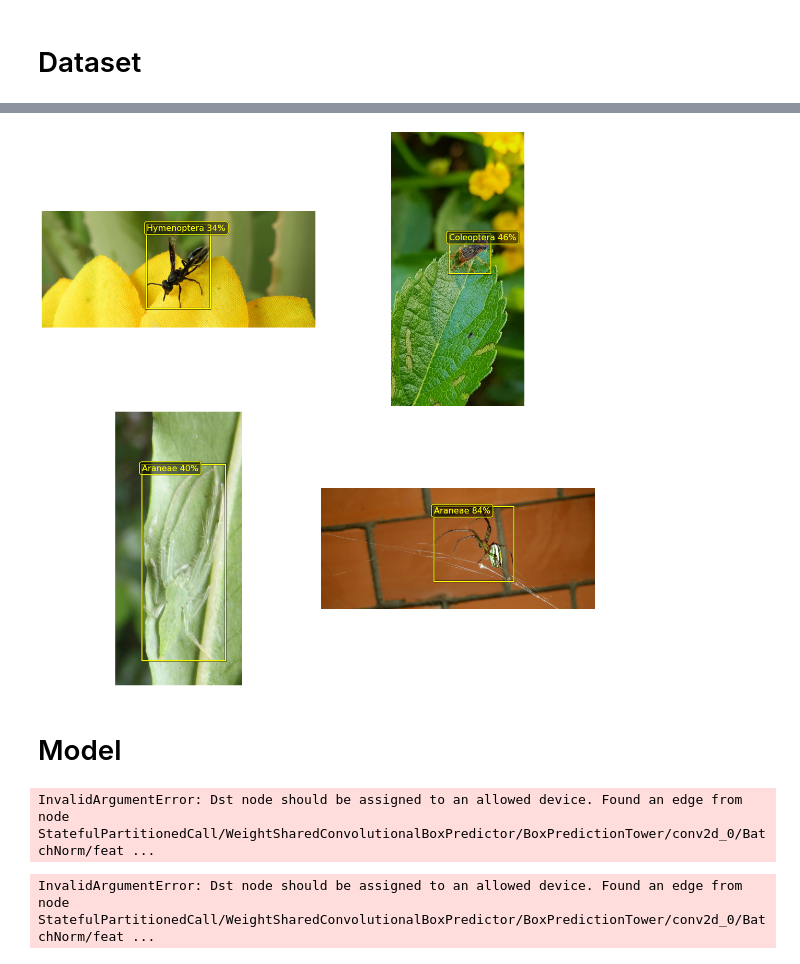
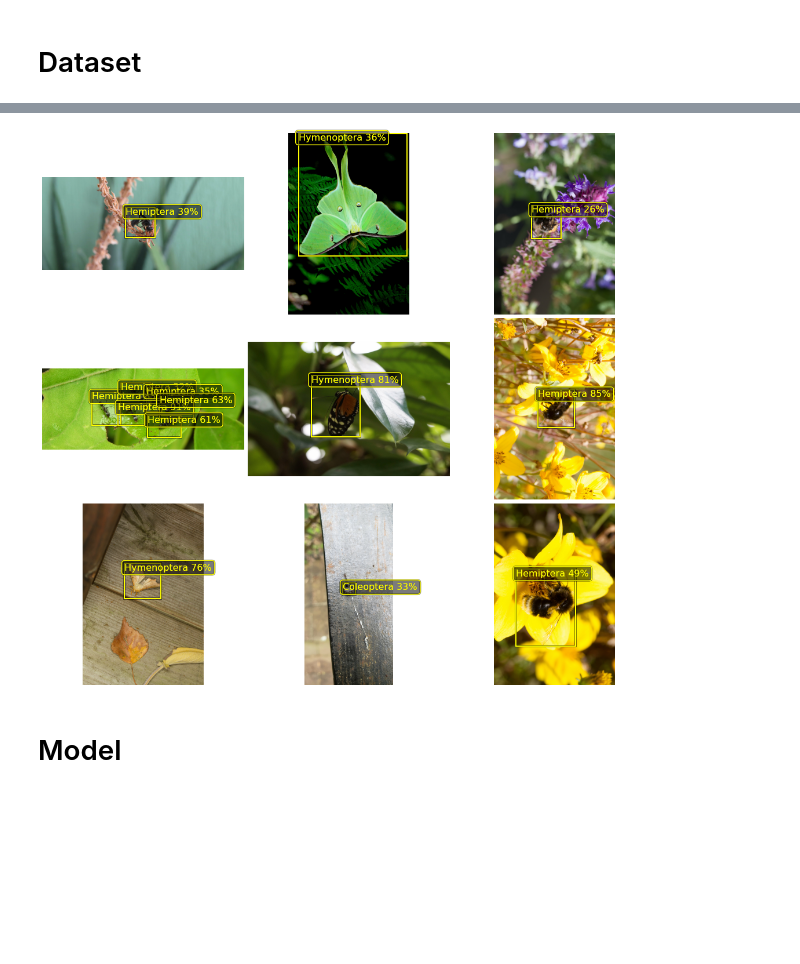
Before and after one commit to GoogleCloudPlatform/practical-ml-vision-book, a Jupyter notebook: xx_tmp/arthropod_data_to_tfrec.ipynb, the cells around one changed output, grey strips where cells are left out. Saved outputs shown, nothing was run; the diff lists cells and outputs as text; code cells hidden in the pictures; blank space fills up the shorter version.

```diff
--- a/xx_tmp/arthropod_data_to_tfrec.ipynb
+++ b/xx_tmp/arthropod_data_to_tfrec.ipynb
@@ -122,7 +107,8 @@ def display_detections(images, offsets, resizes, detections, classnames, ground_
 def display_with_boxes(images, boxes, classes, scores, classnames, ground_truth_boxes=[]):
     N = len(images)
     sqrtN = int(math.ceil(math.sqrt(N)))
-    fig = plt.figure(figsize=(15,15), frameon=False)
+    aspect = sum([im.shape[1]/im.shape[0] for im in images])/len(images) # mean aspect ratio of images
+    fig = plt.figure(figsize=(15,15/aspect), frameon=False)
 
     for k in range(N):
         ax = plt.subplot(sqrtN, sqrtN, k+1)
@@ -139,7 +125,8 @@ def display_with_boxes(images, boxes, classes, scores, classnames, ground_truth_
         for i, (box, klass) in enumerate(zip(boxes[k], classes[k])):
             x, y, w, h = (box[0], box[1], box[2]-box[0], box[3]-box[1]) # convert x1 y1 x2 y2 into xywh
             #x, y, w, h = (box[0], box[1], box[2], box[3])
-            label = classnames[klass-1] # predicted classes are 1-based
+            #label = classnames[klass-1] # predicted classes are 1-based
+            label = classnames[klass]
             if scores:
                 label += ' ' + str(int(scores[k][i]*100)) + '%'
             rect = mpl.patches.Rectangle((x, y),w,h,linewidth=4,edgecolor='#00000080',facecolor='none')
@@ -411,37 +414,37 @@ nice_pics = ['../input/arthropod-taxonomy-orders-object-detection-dataset/ArTaxO
 '../input/arthropod-taxonomy-orders-object-detection-dataset/ArTaxOr/Coleoptera/a1824522fddc.jpg',
 '../input/arthropod-taxonomy-orders-object-detection-dataset/ArTaxOr/Hymenoptera/7188c0cc8c9d.jpg',
 '../input/arthropod-taxonomy-orders-object-detection-dataset/ArTaxOr/Lepidoptera/b7197aead30b.jpg',
 '../input/arthropod-taxonomy-orders-object-detection-dataset/ArTaxOr/Lepidoptera/dfc9ece476e6.jpg',
 '../input/arthropod-taxonomy-orders-object-detection-dataset/ArTaxOr/Araneae/a1488eb130e3.jpg',
 '../input/arthropod-taxonomy-orders-object-detection-dataset/ArTaxOr/Coleoptera/39c0eabccc41.jpg']
 
 alt_pic = ['gs://kds-fcd719b9a95fc49a89eb7d4330bce3117c82cf534fe41821acc3bce8/ArTaxOr/Araneae/3c6491416c3f.jpg',
            'gs://kds-fcd719b9a95fc49a89eb7d4330bce3117c82cf534fe41821acc3bce8/ArTaxOr/Araneae/81ff08857d15.jpg']
 
 #filenames = tf.io.gfile.glob('../input/arthropod-taxonomy-orders-object-detection-dataset/ArTaxOr/*/*jpg')
 #filenames = nice_pics
-filenames = oddities2
+filenames = oddities+oddities2
 #filenames = alt_pic
 
 images = []
 bboxes = []
 taglists = []
-#random.shuffle(filenames)
-for filename in filenames[24:28]:
+random.shuffle(filenames)
+for filename in filenames[:9]:
     d = raw_metadata[filename_key(filename)]
     images.append(tf.image.decode_jpeg(tf.io.read_file(filename)))
     bbxs = [region['boundingBox'] for region in d['regions']]
     bbxs = [[box['left'],box['top'], box['left']+box['width'], box['top']+box['height']] for box in bbxs]
     tags = [region['tags'] for region in d['regions']] # all tags
     tags = [region['tags'][0] for region in d['regions']] # first tag only
     tags = [CLASSES.index(t)+1 for t in tags]
     bboxes.append(bbxs)
     taglists.append(tags)
 
 confids = [[random.uniform(0.2, 0.99) for _ in range(len(b))] for b in bboxes] # fake
 display_with_boxes(images, bboxes, taglists, confids, CLASSES, ground_truth_boxes=[])
 # %% [output]
-[figure, old version]
+[figure, new version]
 # %% [markdown]
 # Model
 # %%
@@ -457,8 +460,6 @@ with open(filename, "rb") as f:
     detector_output = detector(im)
 
 print(detector_output)
-# %% [output]
-InvalidArgumentError: Dst node should be assigned to an allowed device. Found an edge from node StatefulPartitionedCall/WeightSharedConvolutionalBoxPredictor/BoxPredictionTower/conv2d_0/BatchNorm/feat ...
 # %%
 # detect
 CUTOFF = 0.13
@@ -485,5 +486,3 @@ for d in data:
             d_box[0][i] = [box[1]*w, box[0]*h, box[3]*w-box[1]*w, box[2]*h-box[0]*h]
 
 display_with_boxes(im, d_box, [[1,1,1,1]], d_conf, ['thing'], ground_truth_boxes=gt_bboxes)
-# %% [output]
-InvalidArgumentError: Dst node should be assigned to an allowed device. Found an edge from node StatefulPartitionedCall/WeightSharedConvolutionalBoxPredictor/BoxPredictionTower/conv2d_0/BatchNorm/feat ...
```
Also changed, not shown: parts of 8 cells of this notebook, 2 other files.
